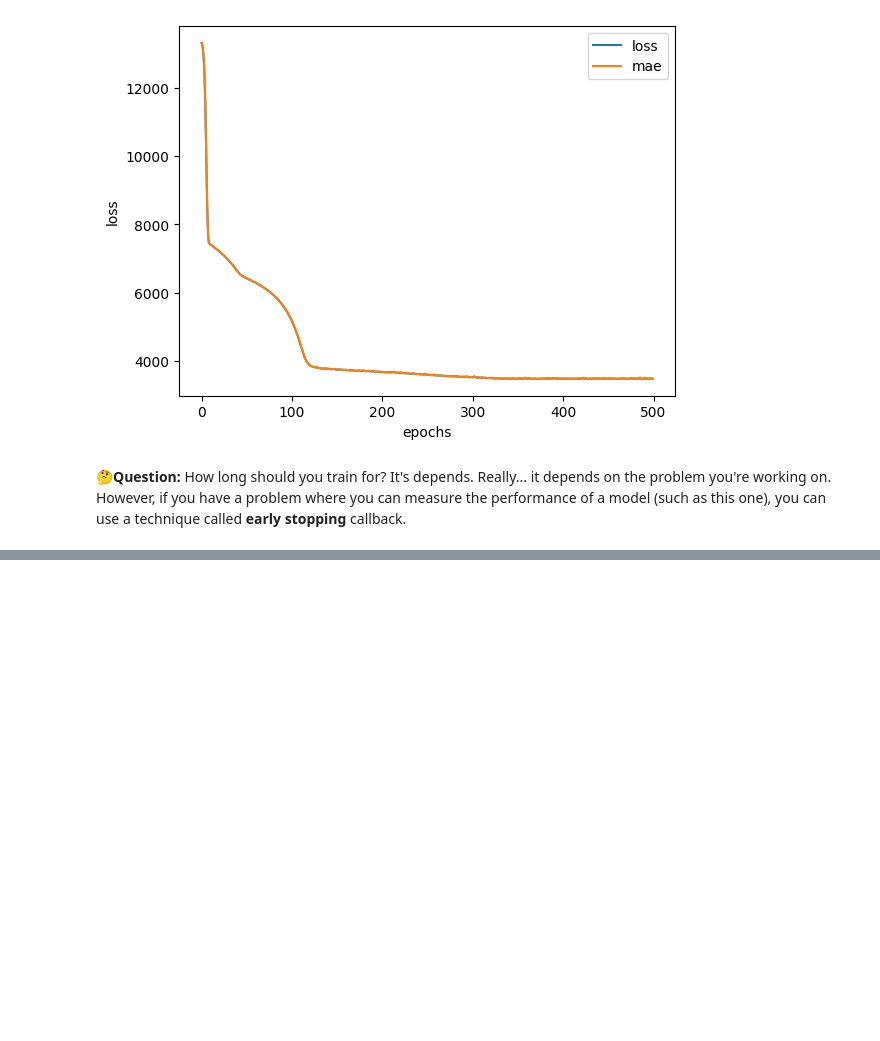
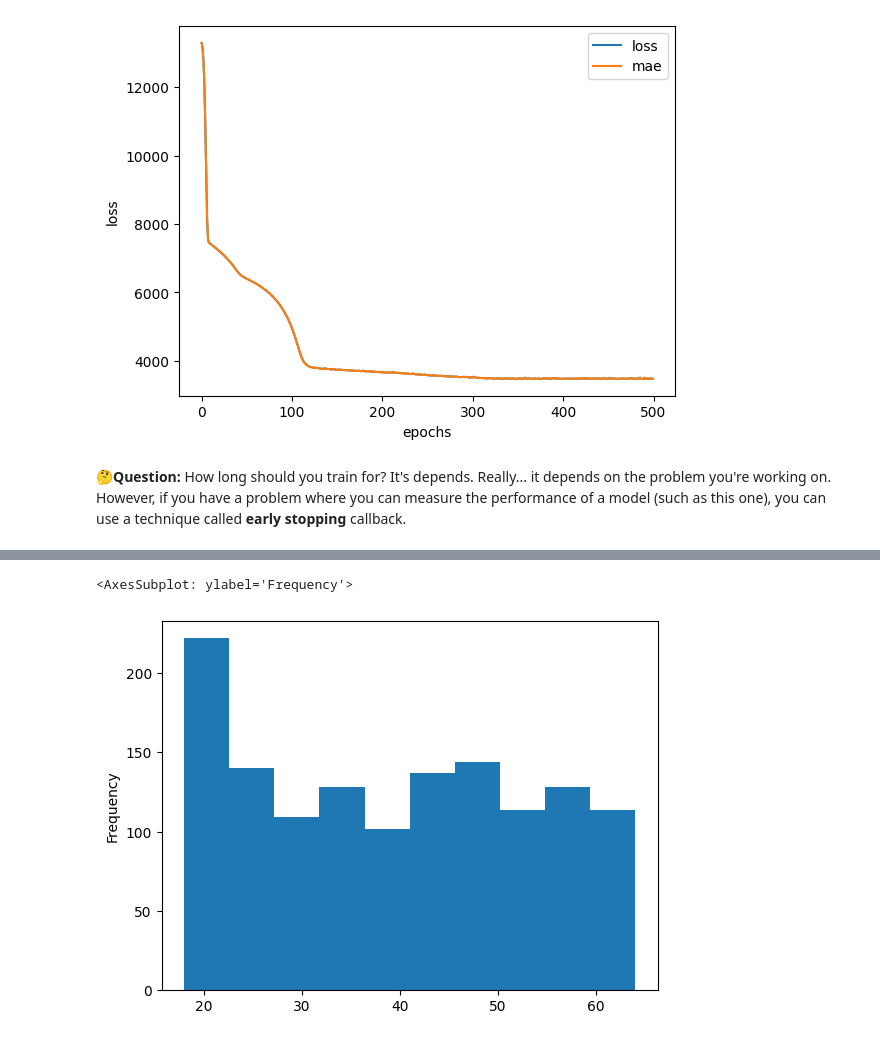
Before and after one commit to BoshiLee/tensorflow_developer_certificate, a Jupyter notebook: insurance_kaggle.ipynb, the cells around one changed output, grey strips where cells are left out. Cells and saved outputs as stored; diff of their text form; code cells hidden in the pictures; blank space fills up the shorter version.

```diff
--- a/insurance_kaggle.ipynb
+++ b/insurance_kaggle.ipynb
@@ -254,0 +340,5 @@ It's depends. Really... it depends on the problem you're working on. However, if
+# %%
+X["age"].plot(kind="hist")
+# %% [output]
+<AxesSubplot: ylabel='Frequency'>
+[figure, added]
```
Also changed, not shown: parts of 27 cells of this notebook.
